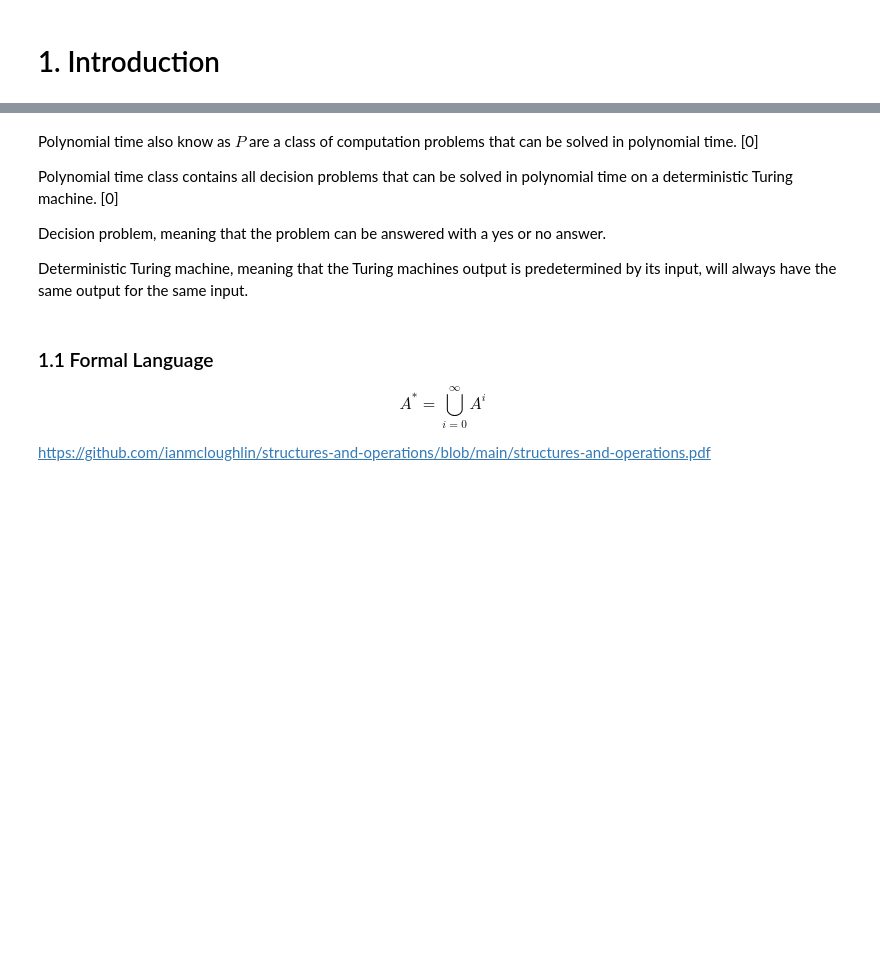
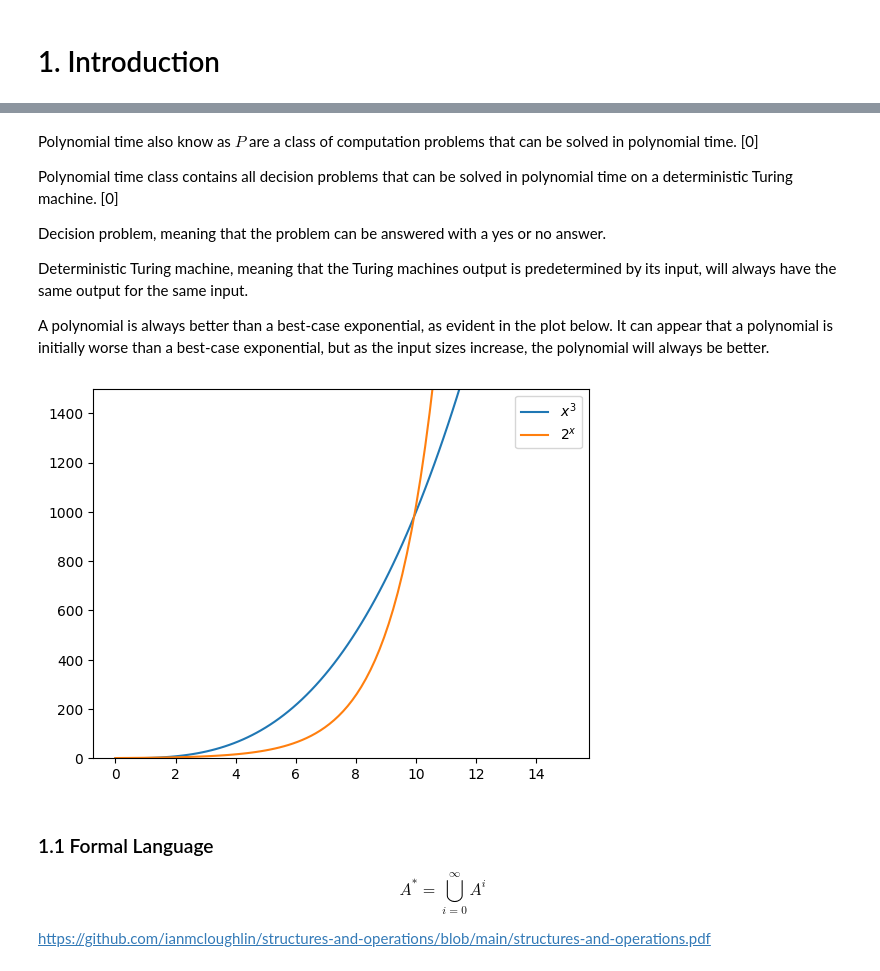
Before and after one commit to G00378925/theory-of-algorithms, a Jupyter notebook: polynomial_time.ipynb, the cells around one changed output, grey strips where cells are left out. Cells and saved outputs as stored; diff of their text form; code cells hidden in the pictures; blank space fills up the shorter version.

```diff
--- a/polynomial_time.ipynb
+++ b/polynomial_time.ipynb
@@ -34,6 +34,20 @@ Polynomial time class contains all decision problems that can be solved in polyn
 Decision problem, meaning that the problem can be answered with a yes or no answer.
 
 Deterministic Turing machine, meaning that the Turing machines output is predetermined by its input, will always have the same output for the same input.
+
+A polynomial is always better than a best-case exponential, as evident in the plot below.
+It can appear that a polynomial is initially worse than a best-case exponential, but as the input sizes increase, the polynomial will always be better.
+# %%
+x = np.linspace(0, 15, 100)
+
+plt.plot(x, x ** 3, label='$x^3$')
+plt.plot(x, 2 ** x, label='$2^x$')
+
+plt.legend()
+plt.ylim([0, 1500])
+plt.show()
+# %% [output]
+[figure, added]
 # %% [markdown]
 ### 1.1 Formal Language
 
```
Also changed, not shown: parts of 13 cells of this notebook.
